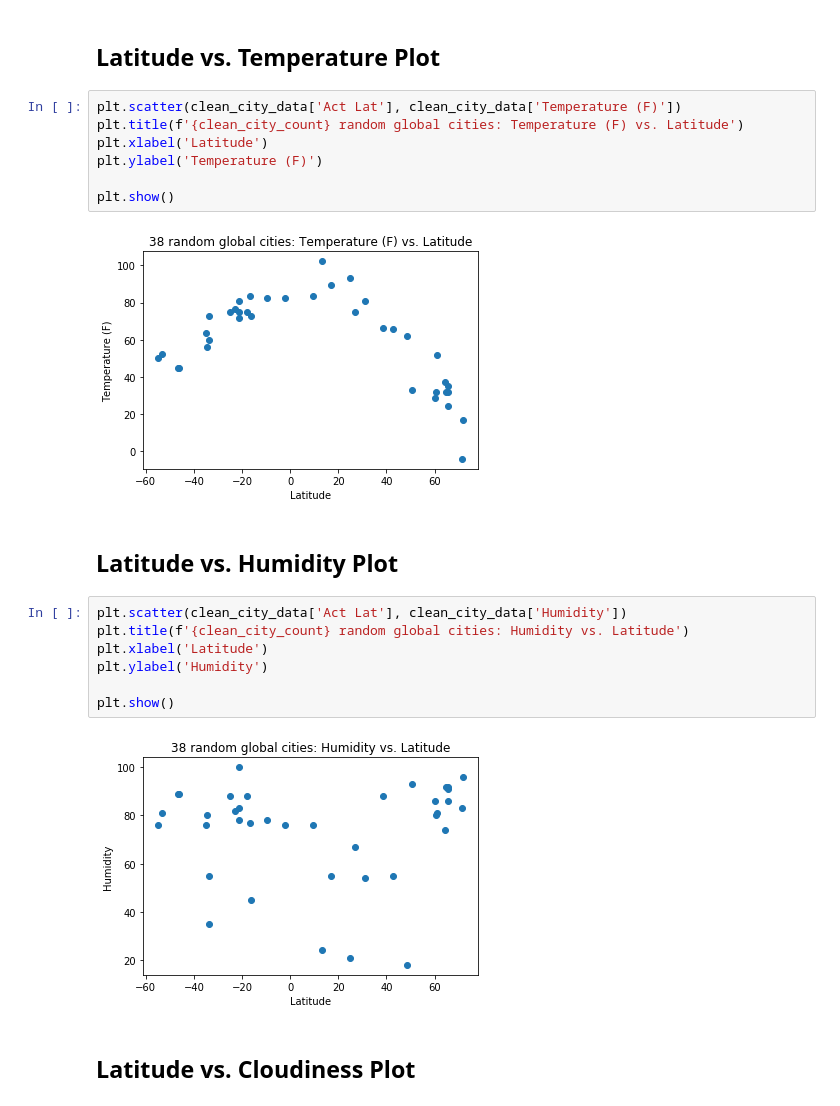
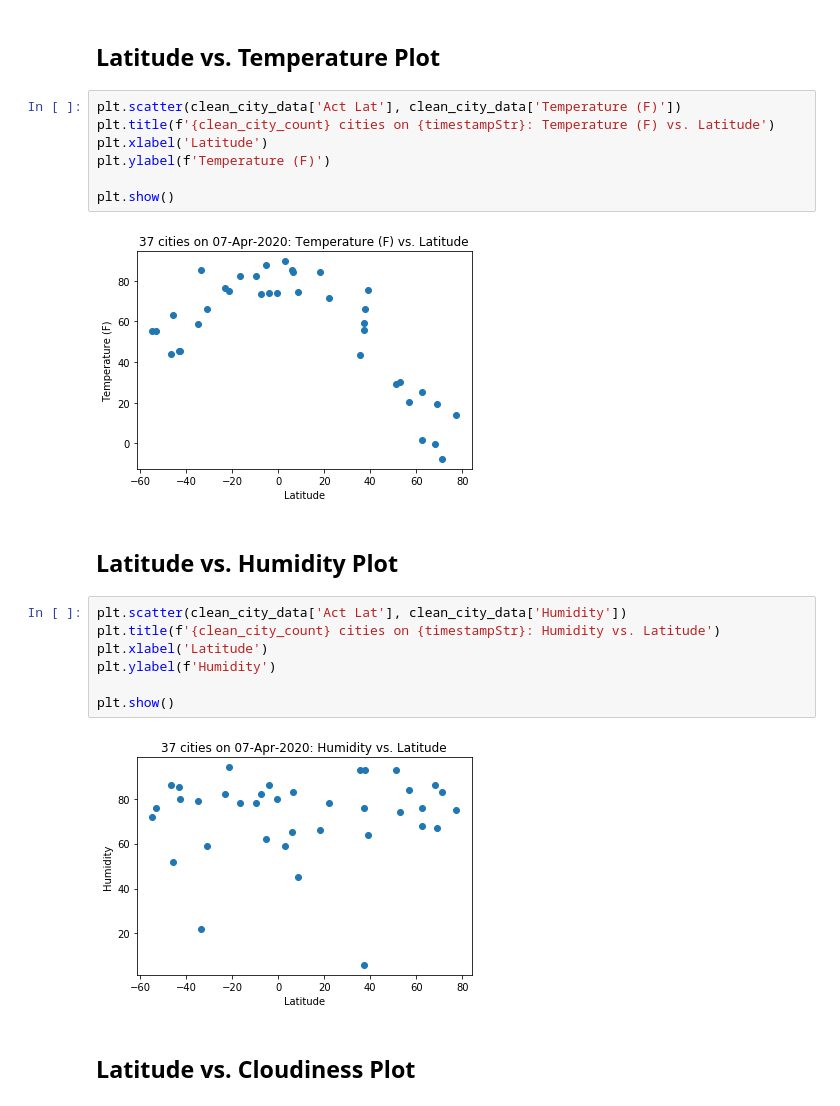
Before and after one commit to Terrence-Cummings/python-api-challenge, a Jupyter notebook: WeatherPy/WeatherPy_v2.ipynb, the cells around one changed output. Cells and saved outputs as stored; diff of their text form.

Commit message:
wip all graphs working

```diff
--- a/WeatherPy/WeatherPy_v2.ipynb
+++ b/WeatherPy/WeatherPy_v2.ipynb
@@ -221,24 +232,24 @@ clean_city_count
 ## Latitude vs. Temperature Plot
 # %%
 plt.scatter(clean_city_data['Act Lat'], clean_city_data['Temperature (F)'])
-plt.title(f'{clean_city_count} random global cities: Temperature (F) vs. Latitude')
+plt.title(f'{clean_city_count} cities on {timestampStr}: Temperature (F) vs. Latitude')
 plt.xlabel('Latitude')
-plt.ylabel('Temperature (F)')
+plt.ylabel(f'Temperature (F)')
 
 plt.show()
 # %% [output]
-[figure, old version]
+[figure, new version]
 # %% [markdown]
 ## Latitude vs. Humidity Plot
 # %%
 plt.scatter(clean_city_data['Act Lat'], clean_city_data['Humidity'])
-plt.title(f'{clean_city_count} random global cities: Humidity vs. Latitude')
+plt.title(f'{clean_city_count} cities on {timestampStr}: Humidity vs. Latitude')
 plt.xlabel('Latitude')
-plt.ylabel('Humidity')
+plt.ylabel(f'Humidity')
 
 plt.show()
 # %% [output]
-[figure, old version]
+[figure, new version]
 # %% [markdown]
 ## Latitude vs. Cloudiness Plot
 # %%
```
Also changed, not shown: parts of 25 cells of this notebook, 3 other files.
